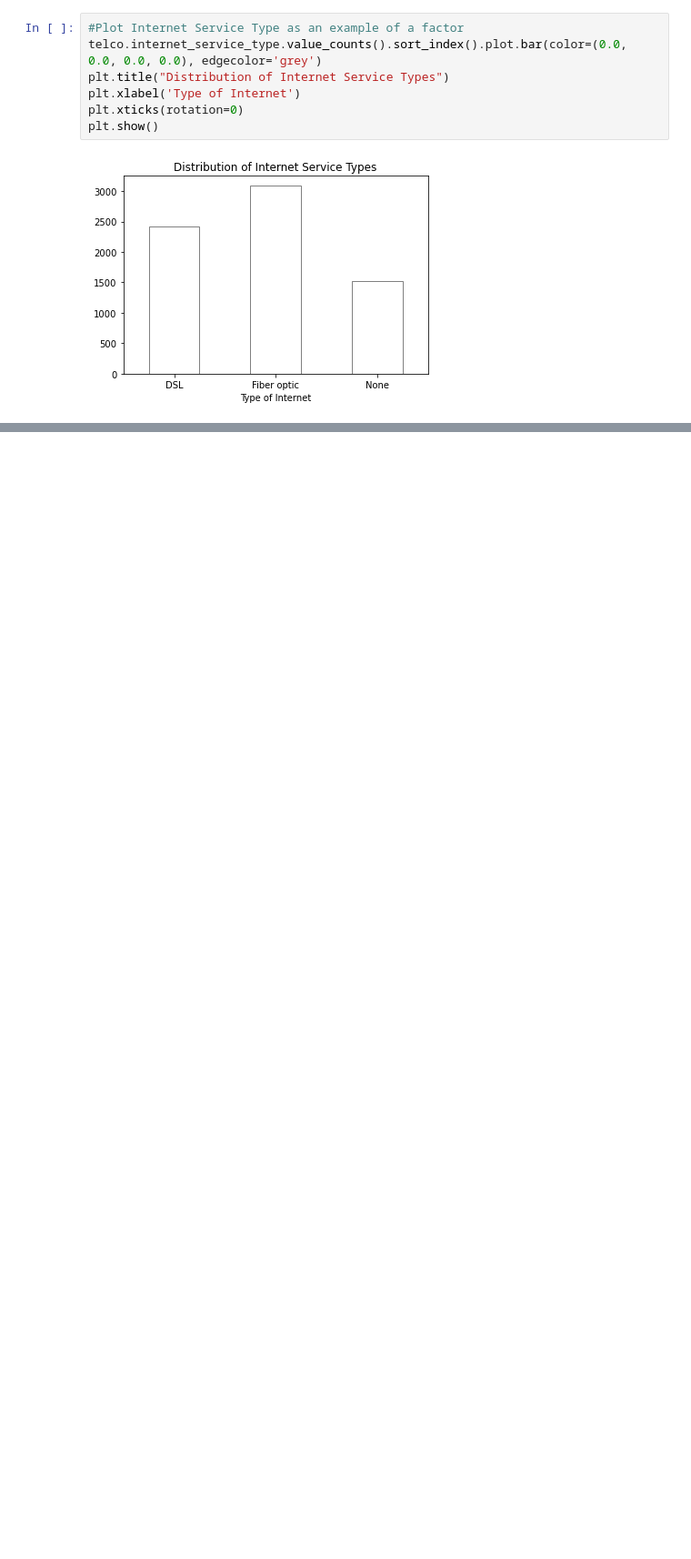
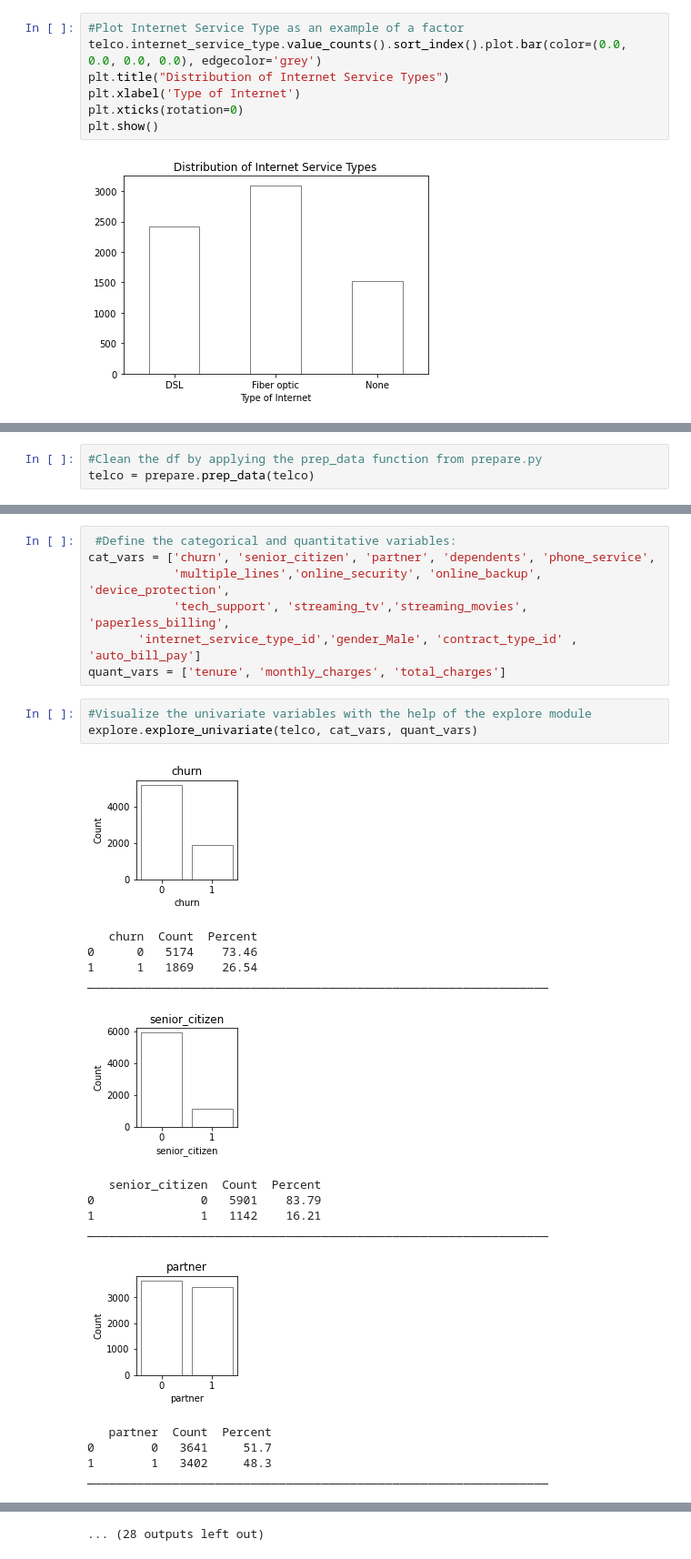
Before and after one commit to joann-balraj/telco-churn-project, a Jupyter notebook: Telco_Churn_Report.ipynb, the cells around one changed output, grey strips where cells are left out. Shown at 91% size. Drawn from its saved outputs; the diff is of its cells as text; blank space fills up the shorter version.

```diff
--- a/Telco_Churn_Report.ipynb
+++ b/Telco_Churn_Report.ipynb
@@ -205,0 +217,3 @@ plt.show()
+# %%
+#Clean the df by applying the prep_data function from prepare.py
+telco = prepare.prep_data(telco)
@@ -205,0 +241,26 @@ plt.show()
+# %%
+ #Define the categorical and quantitative variables:
+cat_vars = ['churn', 'senior_citizen', 'partner', 'dependents', 'phone_service',
+            'multiple_lines','online_security', 'online_backup', 'device_protection',
+            'tech_support', 'streaming_tv','streaming_movies', 'paperless_billing',
+       'internet_service_type_id','gender_Male', 'contract_type_id' , 'auto_bill_pay']
+quant_vars = ['tenure', 'monthly_charges', 'total_charges']
+# %%
+#Visualize the univariate variables with the help of the explore module
+explore.explore_univariate(telco, cat_vars, quant_vars)
+# %% [output]
+[figure, added]
+   churn  Count  Percent
+0      0   5174    73.46
+1      1   1869    26.54
+_________________________________________________________________
+[figure, added]
+   senior_citizen  Count  Percent
+0               0   5901    83.79
+1               1   1142    16.21
+_________________________________________________________________
+[figure, added]
+   partner  Count  Percent
+0        0   3641     51.7
+1        1   3402     48.3
+_________________________________________________________________
@@ -205,0 +282 @@ plt.show()
+... (28 outputs left out)
```
Also changed, not shown: parts of 41 cells of this notebook, 1 other file.
